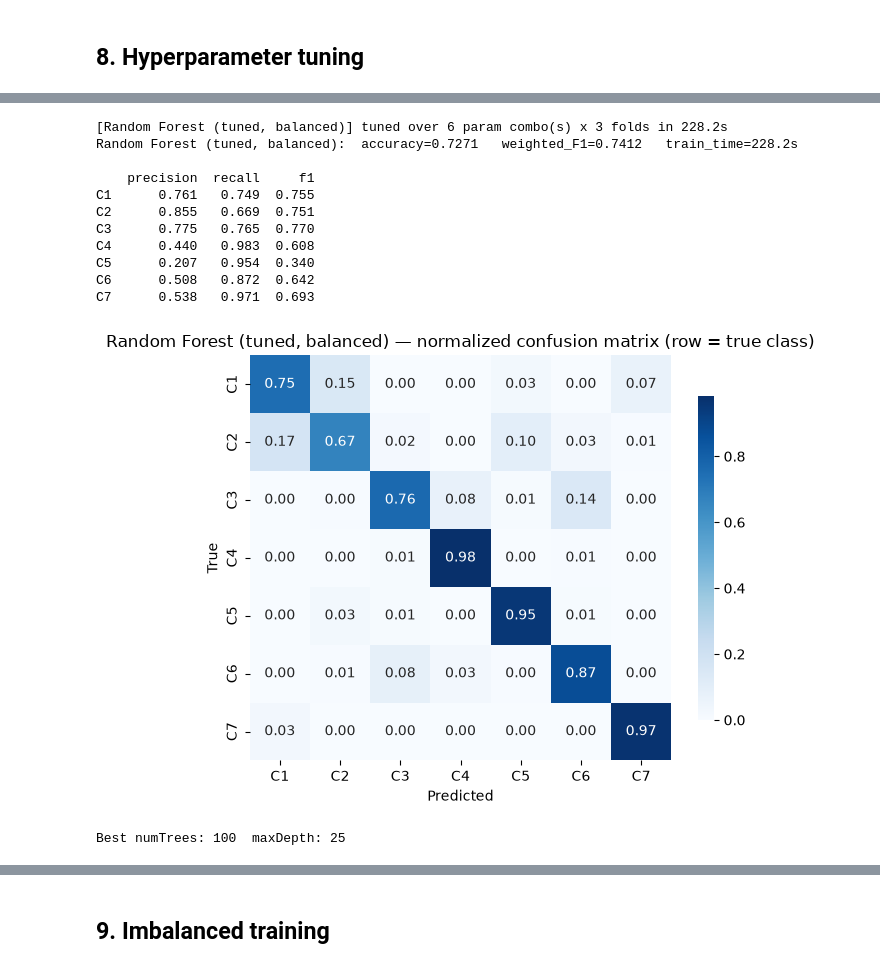
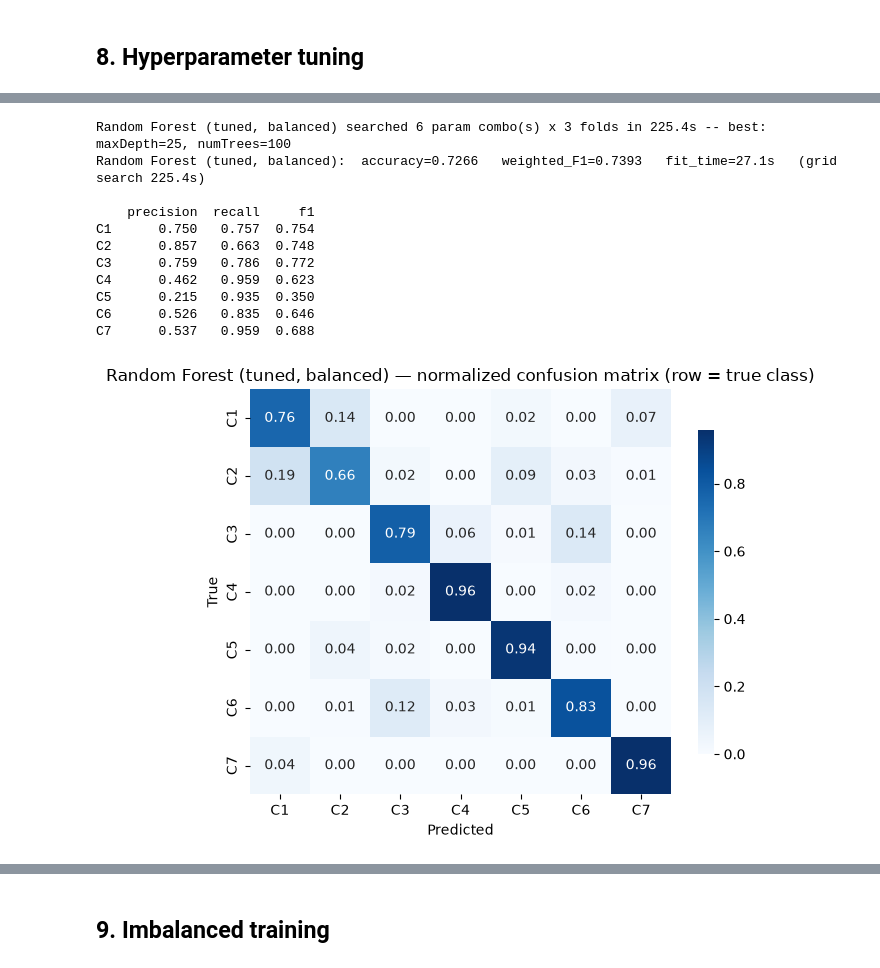
Before and after one commit to TouringHydra3/BDATM-Project, a Jupyter notebook: main.ipynb, the cells around one changed output, grey strips where cells are left out. Saved outputs shown, nothing was run; the diff lists cells and outputs as text; code cells hidden in the pictures.

```diff
--- a/main.ipynb
+++ b/main.ipynb
@@ -409,14 +406,13 @@ RESULTS = {}
 
 _eval_acc = MulticlassClassificationEvaluator(labelCol="label", predictionCol="prediction", metricName="accuracy")
 _eval_f1  = MulticlassClassificationEvaluator(labelCol="label", predictionCol="prediction", metricName="f1")
-CLASSES = [f"C{i+1}" for i in range(7)]
 
-def evaluate(name, model, test, train_time):
-    preds = model.transform(test).select("label", "prediction")
+def evaluate(name, model, test, fit_time, cv_time=None):
+    preds = model.transform(test).select("label", "prediction").cache()
     acc = _eval_acc.evaluate(preds)
     f1w = _eval_f1.evaluate(preds)
-
     cm_long = preds.groupBy("label", "prediction").count().toPandas()
+    preds.unpersist()
     cm = (cm_long.pivot(index="label", columns="prediction", values="count").reindex(index=range(7), columns=range(7)).fillna(0).astype(int))
     cm_v = cm.values.astype(float)
 
@@ -431,15 +427,18 @@ def evaluate(name, model, test, train_time):
         index=CLASSES,
     )
 
-    RESULTS[name] = {"accuracy": acc, "weighted_f1": f1w, "train_time_s": train_time, "per_class": per_class, "cm": cm}
+    RESULTS[name] = {"accuracy": acc, "weighted_f1": f1w, "fit_time_s": fit_time, "cv_time_s": cv_time, "per_class": per_class, "cm": cm}
 
-    print(f"{name}:  accuracy={acc:.4f}   weighted_F1={f1w:.4f}   train_time={train_time:.1f}s\n")
+    timing = f"fit_time={fit_time:.1f}s"
+    if cv_time is not None:
+        timing += f"   (grid search {cv_time:.1f}s)"
+    print(f"{name}:  accuracy={acc:.4f}   weighted_F1={f1w:.4f}   {timing}\n")
     print(per_class.to_string())
 
     cm_norm = cm_v / cm_v.sum(axis=1, keepdims=True).clip(min=1)
     _, ax = plt.subplots(figsize=(6, 5))
     sns.heatmap(cm_norm, annot=True, fmt=".2f", cmap="Blues", xticklabels=CLASSES, yticklabels=CLASSES, ax=ax, cbar_kws={"shrink": 0.8})
-    ax.set_title(f"{name} — normalized confusion matrix (row = true class)")
+    ax.set_title(f"{name} \u2014 normalized confusion matrix (row = true class)")
     ax.set_xlabel("Predicted"); ax.set_ylabel("True")
     plt.tight_layout(); plt.show()
     return RESULTS[name]
@@ -447,4 +446,4 @@ def evaluate(name, model, test, train_time):
 def run_model(name, estimator, train, test):
     start = time.time()
     model = estimator.fit(train)
-    return evaluate(name, model, test, time.time() - start)
+    return evaluate(name, model, test, fit_time=time.time() - start)
@@ -531,11 +540,19 @@ def tune_model(name, estimator, param_grid, train, test):
     )
     start = time.time()
     cv_model = cv.fit(train)
-    elapsed = time.time() - start
-    best = cv_model.bestModel
+    search_time = time.time() - start
 
-    n_combos = len(param_grid)
-    print(f"[{name}] tuned over {n_combos} param combo(s) x {CV_FOLDS} folds in {elapsed:.1f}s")
-    evaluate(name, best, test, elapsed)
+    assert _eval_f1.isLargerBetter()
+    best_params = cv_model.getEstimatorParamMaps()[int(np.argmax(cv_model.avgMetrics))]
+
+    won = ", ".join(f"{p.name}={v}" for p, v in sorted(best_params.items(), key=lambda kv: kv[0].name))
+    print(f"{name} searched {len(param_grid)} param combo(s) x {CV_FOLDS} folds "
+          f"in {search_time:.1f}s -- best: {won}", flush=True)
+
+    start = time.time()
+    best = estimator.fit(train, best_params)
+    fit_time = time.time() - start
+
+    evaluate(name, best, test, fit_time=fit_time, cv_time=search_time)
     return cv_model
 # %%
@@ -562,23 +577,21 @@ Best maxDepth: 15
 # %%
-rf_base = RandomForestClassifier(labelCol="label", featuresCol="features", seed=SEED)
 rf_grid = (ParamGridBuilder()
-           .addGrid(rf_base.numTrees, [50, 100])
-           .addGrid(rf_base.maxDepth, [15, 20, 25])
+           .addGrid(MODELS["Random Forest"].numTrees, [50, 100])
+           .addGrid(MODELS["Random Forest"].maxDepth, [15, 20, 25])
            .build())
-rf_cv = tune_model("Random Forest (tuned, balanced)", rf_base, rf_grid, train_bal, test_df)
-print("Best numTrees:", rf_cv.bestModel.getNumTrees, " maxDepth:", rf_cv.bestModel.getMaxDepth())
+rf_cv = tune_model("Random Forest (tuned, balanced)", MODELS["Random Forest"], rf_grid,
+                   train_bal, test_df)
 # %% [output]
-[Random Forest (tuned, balanced)] tuned over 6 param combo(s) x 3 folds in 228.2s
-Random Forest (tuned, balanced):  accuracy=0.7271   weighted_F1=0.7412   train_time=228.2s
+Random Forest (tuned, balanced) searched 6 param combo(s) x 3 folds in 225.4s -- best: maxDepth=25, numTrees=100
+Random Forest (tuned, balanced):  accuracy=0.7266   weighted_F1=0.7393   fit_time=27.1s   (grid search 225.4s)
 
     precision  recall     f1
-C1      0.761   0.749  0.755
-C2      0.855   0.669  0.751
-C3      0.775   0.765  0.770
-C4      0.440   0.983  0.608
-C5      0.207   0.954  0.340
-C6      0.508   0.872  0.642
-C7      0.538   0.971  0.693
+C1      0.750   0.757  0.754
+C2      0.857   0.663  0.748
+C3      0.759   0.786  0.772
+C4      0.462   0.959  0.623
+C5      0.215   0.935  0.350
+C6      0.526   0.835  0.646
+C7      0.537   0.959  0.688
-[figure, old version]
+[figure, new version]
-Best numTrees: 100  maxDepth: 25
 # %%
```
Also changed, not shown: parts of 28 cells of this notebook.
